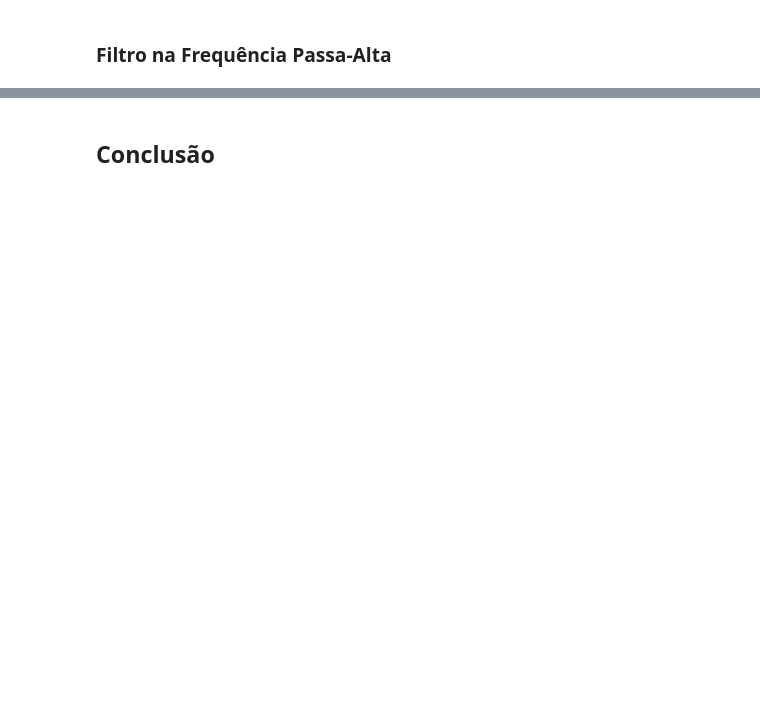
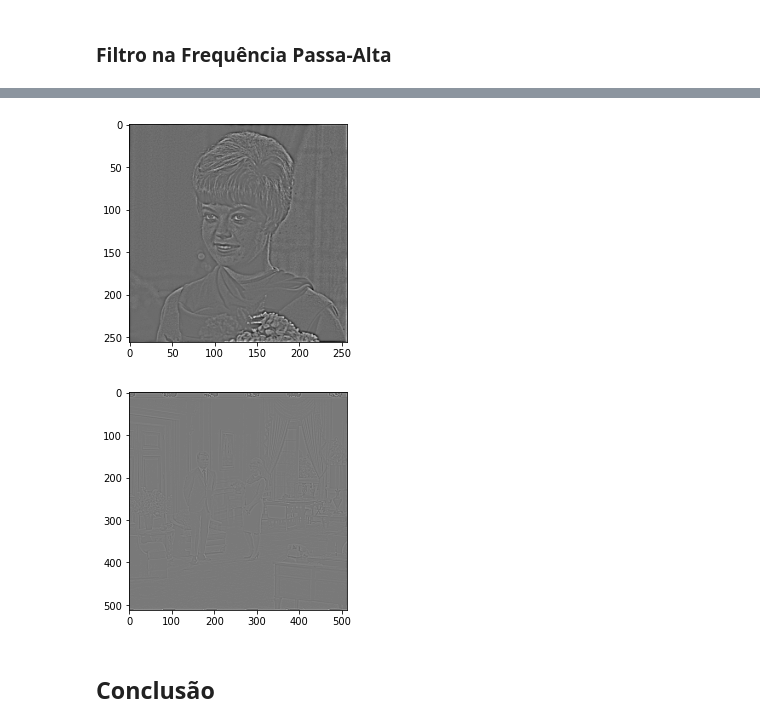
Before and after one commit to Err0rGCeni/studyLAPISCOOpenCV, a Jupyter notebook: gcPDI2/gc201_Filtragem.ipynb, the cells around one changed output, grey strips where cells are left out. Saved outputs shown, nothing was run; the diff lists cells and outputs as text; code cells hidden in the pictures; blank space fills up the shorter version.

```diff
--- a/gcPDI2/gc201_Filtragem.ipynb
+++ b/gcPDI2/gc201_Filtragem.ipynb
@@ -122,2 +194,12 @@ plt.show()
+# %%
+resultAFFHP = FFHighPass(imgA, 32) #256/8
+plt.imshow(resultAFFHP,cmap='gray')
+plt.show()
+resultBFFHP = FFHighPass(imgB, 64) #512/8
+plt.imshow(resultBFFHP,cmap='gray')
+plt.show()
+# %% [output]
+[figure, added]
+[figure, added]
 # %% [markdown]
 ## Conclusão
```
Also changed, not shown: parts of 14 cells of this notebook.
